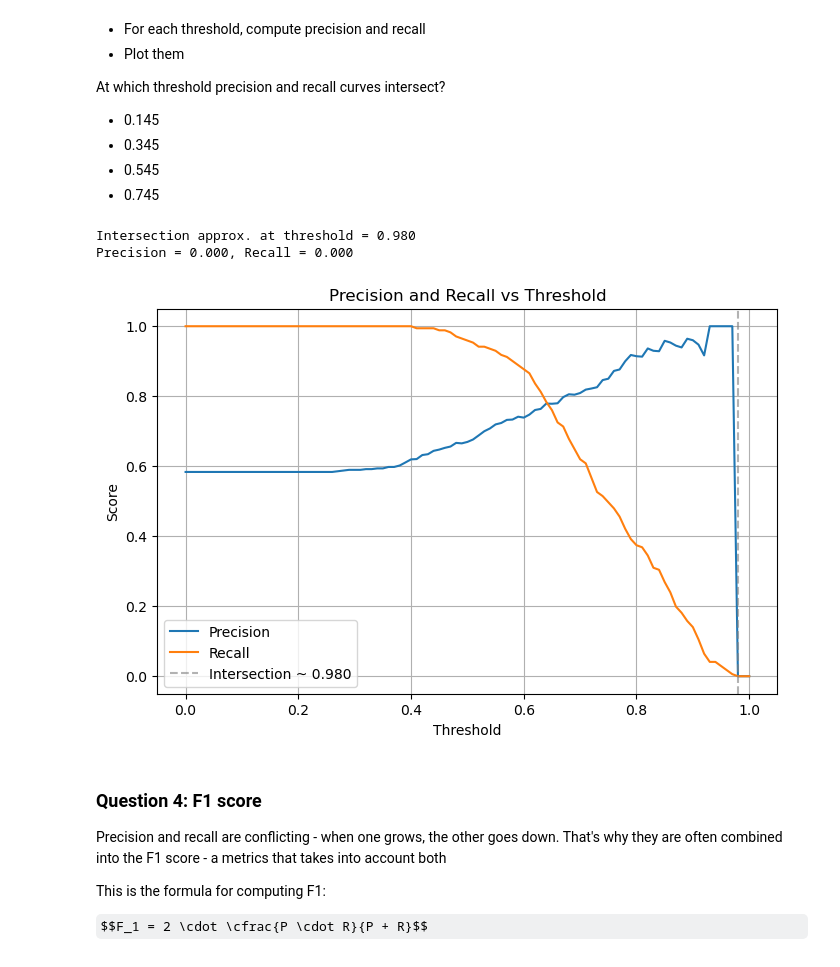
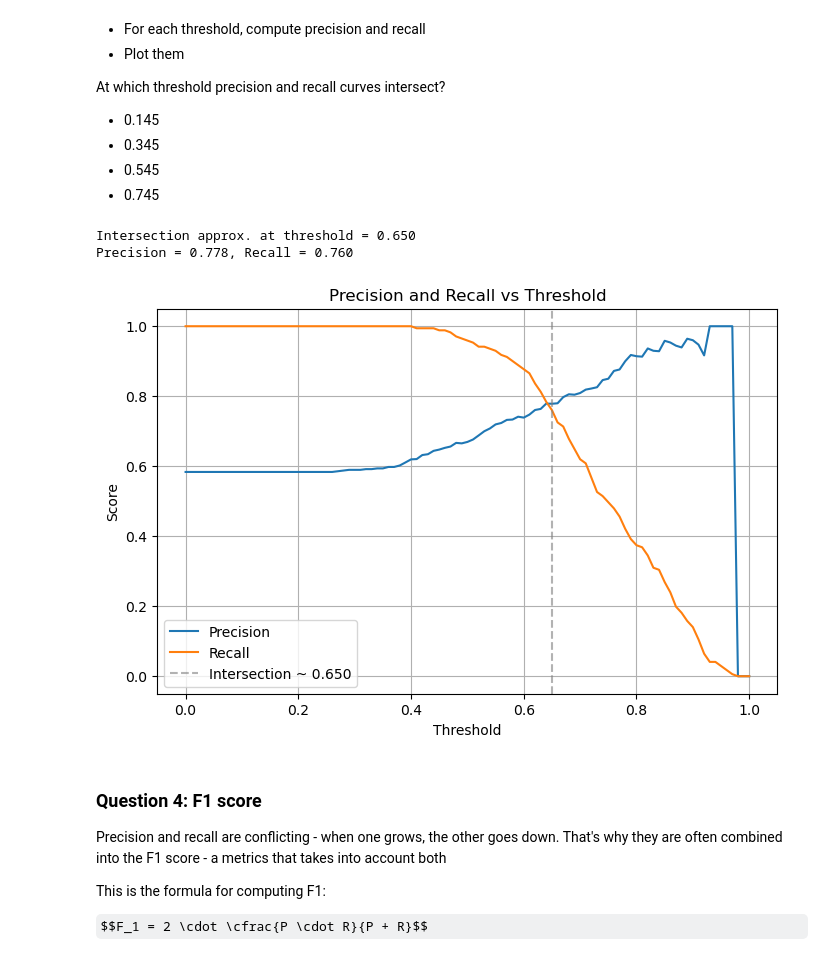
Before and after one commit to samehshi/ML-ZoomCamp-HW, a Jupyter notebook: 04-Evaluation/Homework.ipynb, the cells around one changed output. Cells and saved outputs as stored; diff of their text form; code cells hidden in the pictures; some formulas as TeX source.

```diff
--- a/04-Evaluation/Homework.ipynb
+++ b/04-Evaluation/Homework.ipynb
@@ -187,47 +191,51 @@ At which threshold precision and recall curves intersect?
 * 0.545
 * 0.745
 # %%
+# execution_count: 41 (Corrected Code)
 from sklearn.metrics import precision_score, recall_score
 
-thresholds = np.arange(0.0, 1.01, 0.01)  # Include 1.0
+thresholds = np.arange(0.0, 1.01, 0.01)
 
 precisions = []
 recalls = []
 
 for t in thresholds:
     y_hat = (y_pred >= t).astype(int)
     prec = precision_score(y_val, y_hat, zero_division=0)
     rec = recall_score(y_val, y_hat, zero_division=0)
     precisions.append(prec)
     recalls.append(rec)
 
 precisions = np.array(precisions)
 recalls = np.array(recalls)
 
-# Find threshold where precision ≈ recall (minimize absolute difference)
-diffs = np.abs(precisions - recalls)
-best_idx = np.argmin(diffs)
-best_threshold = thresholds[best_idx]
+# CORRECTED: Find the intersection point more robustly.
+# The original method could fail if both curves dropped to 0 at the end.
+# This new logic finds the first threshold where precision exceeds or equals recall.
+intersection_idx = np.min(np.where(precisions >= recalls))
+best_threshold = thresholds[intersection_idx]
+
 
 print(f"Intersection approx. at threshold = {best_threshold:.3f}")
-print(f"Precision = {precisions[best_idx]:.3f}, Recall = {recalls[best_idx]:.3f}")
+print(f"Precision = {precisions[intersection_idx]:.3f}, Recall = {recalls[intersection_idx]:.3f}")
 
 # Plot
 plt.figure(figsize=(8, 5))
 plt.plot(thresholds, precisions, label='Precision')
 plt.plot(thresholds, recalls, label='Recall')
+# Update the vertical line to the corrected threshold
 plt.axvline(best_threshold, color='gray', linestyle='--', alpha=0.6,
             label=f'Intersection ~ {best_threshold:.3f}')
 plt.xlabel('Threshold')
 plt.ylabel('Score')
 plt.title('Precision and Recall vs Threshold')
 plt.legend()
 plt.grid(True)
 plt.show()
 # %% [output]
-Intersection approx. at threshold = 0.980
-Precision = 0.000, Recall = 0.000
+Intersection approx. at threshold = 0.650
+Precision = 0.778, Recall = 0.760
-[figure, old version]
+[figure, new version]
 # %% [markdown]
 ### Question 4: F1 score
 
```
Also changed, not shown: parts of 2 cells of this notebook, 1 other file.
